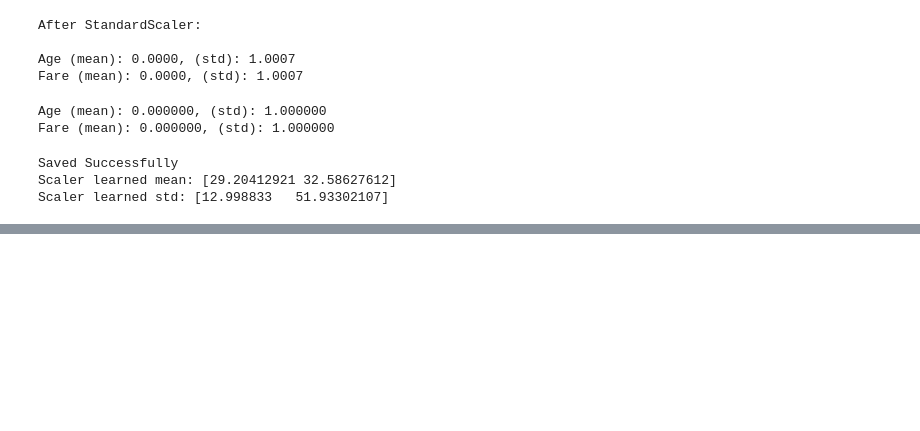
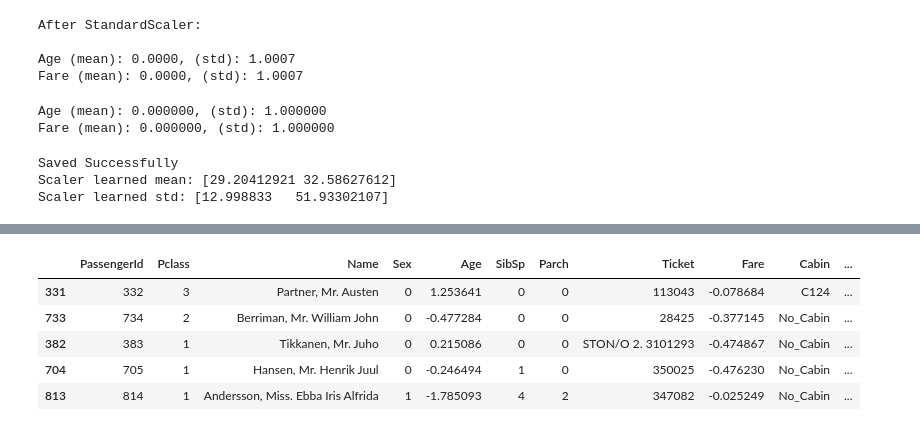
Before and after one commit to proshanta-pal/Core-Machine-Learning-, a Jupyter notebook: EDA/notebooks/03_feature_engineering.ipynb, the cells around one changed output, grey strips where cells are left out. Saved outputs shown, nothing was run; the diff lists cells and outputs as text; code cells hidden in the pictures; blank space fills up the shorter version.

```diff
--- a/EDA/notebooks/03_feature_engineering.ipynb
+++ b/EDA/notebooks/03_feature_engineering.ipynb
@@ -306,0 +307,11 @@ X_test.head()
+# %%
+# Feature 1: Extract Title from Name
+
+# Every name follows the pattern: "Last, Title. First Middle"
+# Example: "Braund, Mr. Owen Harris"
+X_train['Title'] = X_train['Name'].str.extract(r',\s([A-Za-z]+)\.')
+X_test['Title'] = X_test['Name'].str.extract(r',\s([A-Za-z]+)\.')
+
+print("Title distribution in training set:")
+print(X_train['Title'].value_counts(), end='\n\n')
+print(X_test['Title'].value_counts())
@@ -306,0 +336,9 @@ X_test.head()
+# %%
+X_train.head()
+# %% [output]
+|  | PassengerId | Pclass | Name | Sex | Age | SibSp | Parch | Ticket | Fare | Cabin | ... |
+| 331 | 332 | 3 | Partner, Mr. Austen | 0 | 1.253641 | 0 | 0 | 113043 | -0.078684 | C124 | ... |
+| 733 | 734 | 2 | Berriman, Mr. William John | 0 | -0.477284 | 0 | 0 | 28425 | -0.377145 | No_Cabin | ... |
+| 382 | 383 | 1 | Tikkanen, Mr. Juho | 0 | 0.215086 | 0 | 0 | STON/O 2. 3101293 | -0.474867 | No_Cabin | ... |
+| 704 | 705 | 1 | Hansen, Mr. Henrik Juul | 0 | -0.246494 | 1 | 0 | 350025 | -0.476230 | No_Cabin | ... |
+| 813 | 814 | 1 | Andersson, Miss. Ebba Iris Alfrida | 1 | -1.785093 | 4 | 2 | 347082 | -0.025249 | No_Cabin | ... |
```
Also changed, not shown: parts of 17 cells of this notebook, 1 other file.
